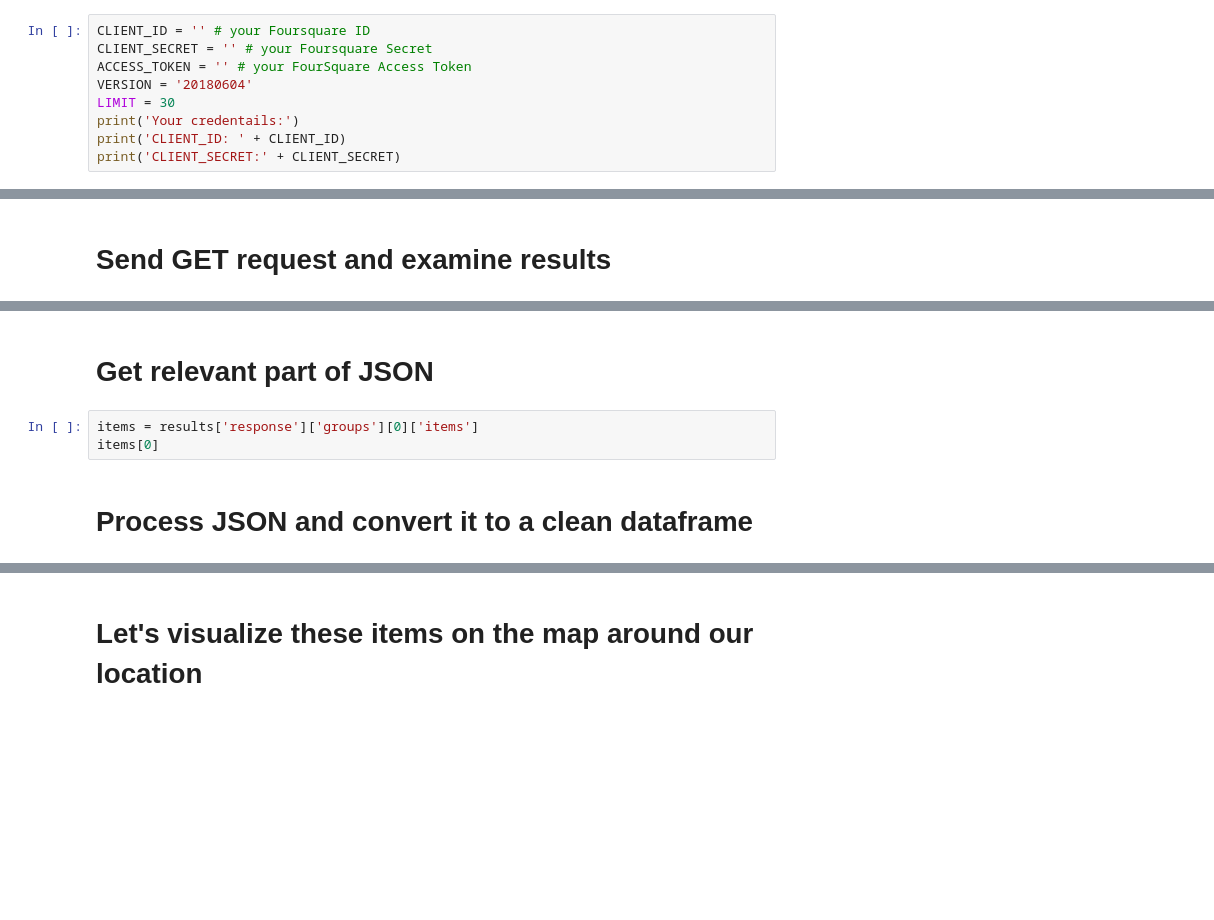
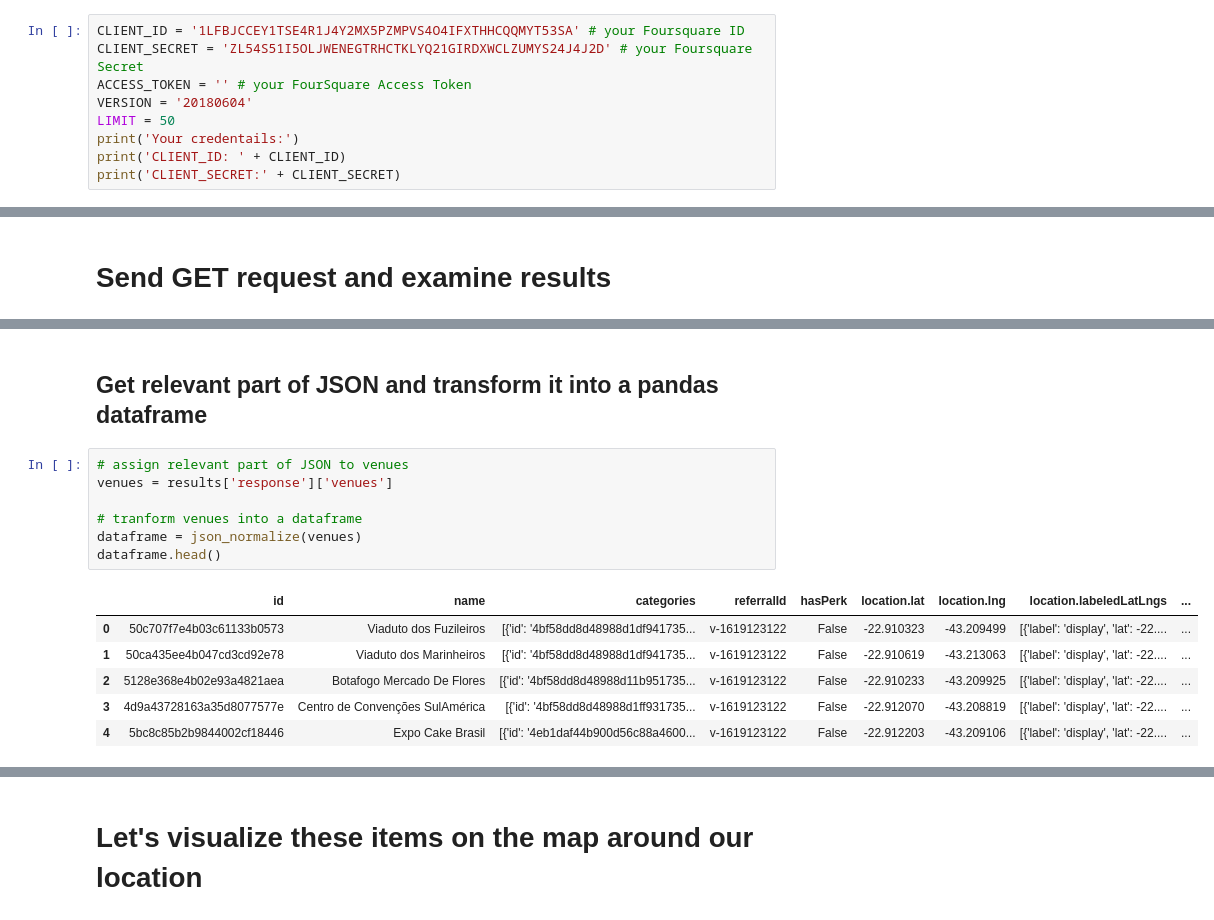
Before and after one commit to SamiraHabib/Coursera_Capstone, a Jupyter notebook: Coursera_Capstone.ipynb, the cells around one changed output, grey strips where cells are left out. Drawn from its saved outputs; the diff is of its cells as text; blank space fills up the shorter version.

```diff
--- a/Coursera_Capstone.ipynb
+++ b/Coursera_Capstone.ipynb
@@ -55,11 +52,11 @@ Libraries imported.
 # %% [markdown]
 # Define Foursquare Credentials and Version #
 # %%
-CLIENT_ID = '' # your Foursquare ID
-CLIENT_SECRET = '' # your Foursquare Secret
+CLIENT_ID = '1LFBJCCEY1TSE4R1J4Y2MX5PZMPVS4O4IFXTHHCQQMYT53SA' # your Foursquare ID
+CLIENT_SECRET = 'ZL54S51I5OLJWENEGTRHCTKLYQ21GIRDXWCLZUMYS24J4J2D' # your Foursquare Secret
 ACCESS_TOKEN = '' # your FourSquare Access Token
 VERSION = '20180604'
-LIMIT = 30
+LIMIT = 50
 print('Your credentails:')
 print('CLIENT_ID: ' + CLIENT_ID)
 print('CLIENT_SECRET:' + CLIENT_SECRET)
@@ -103,7 +125,16 @@ results = requests.get(url).json()
 # %% [markdown]
-# Get relevant part of JSON #
+## Get relevant part of JSON and transform it into a pandas dataframe ##
-# %%
-items = results['response']['groups'][0]['items']
-items[0]
-# %% [markdown]
-# Process JSON and convert it to a clean dataframe #
+# %%
+# assign relevant part of JSON to venues
+venues = results['response']['venues']
+
+# tranform venues into a dataframe
+dataframe = json_normalize(venues)
+dataframe.head()
+# %% [output]
+|  | id | name | categories | referralId | hasPerk | location.lat | location.lng | location.labeledLatLngs | ... |
+| 0 | 50c707f7e4b03c61133b0573 | Viaduto dos Fuzileiros | [{'id': '4bf58dd8d48988d1df941735... | v-1619123122 | False | -22.910323 | -43.209499 | [{'label': 'display', 'lat': -22.... | ... |
+| 1 | 50ca435ee4b047cd3cd92e78 | Viaduto dos Marinheiros | [{'id': '4bf58dd8d48988d1df941735... | v-1619123122 | False | -22.910619 | -43.213063 | [{'label': 'display', 'lat': -22.... | ... |
+| 2 | 5128e368e4b02e93a4821aea | Botafogo Mercado De Flores | [{'id': '4bf58dd8d48988d11b951735... | v-1619123122 | False | -22.910233 | -43.209925 | [{'label': 'display', 'lat': -22.... | ... |
+| 3 | 4d9a43728163a35d8077577e | Centro de Convenções SulAmérica | [{'id': '4bf58dd8d48988d1ff931735... | v-1619123122 | False | -22.912070 | -43.208819 | [{'label': 'display', 'lat': -22.... | ... |
+| 4 | 5bc8c85b2b9844002cf18446 | Expo Cake Brasil | [{'id': '4eb1daf44b900d56c88a4600... | v-1619123122 | False | -22.912203 | -43.209106 | [{'label': 'display', 'lat': -22.... | ... |
```
Also changed, not shown: parts of 16 cells of this notebook.
